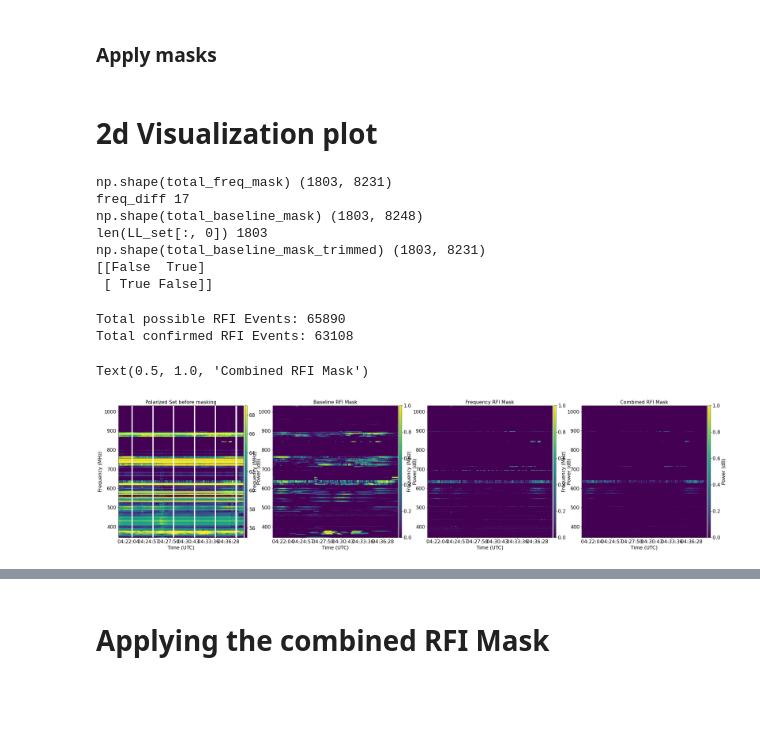
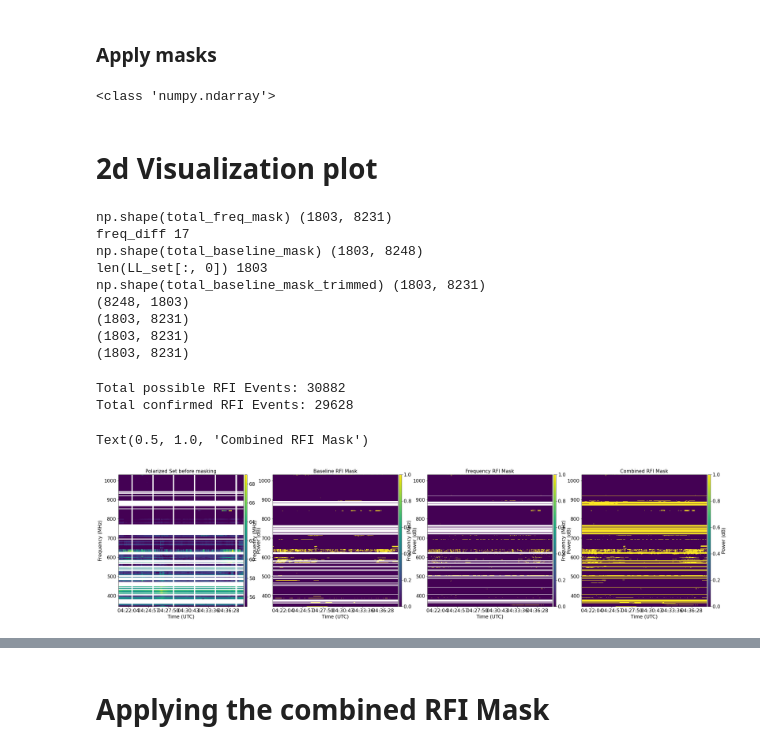
Before and after one commit to aordog/dva_pipeline, a Jupyter notebook: dva_rfi_excision_single_scan.ipynb, the cells around one changed output, grey strips where cells are left out. Cells and saved outputs as stored; diff of their text form; code cells hidden in the pictures; blank space fills up the shorter version.

```diff
--- a/dva_rfi_excision_single_scan.ipynb
+++ b/dva_rfi_excision_single_scan.ipynb
@@ -150,13 +150,17 @@ RFI_mask_idx = np.array(RFI_mask_idx)
 ### Apply masks
 # %%
 polarized_set[noise_idx, :] = np.nan
-# polarized_set[:,RFI_mask_idx] = np.nan
+polarized_set[:,RFI_mask_idx] = np.nan
 
 LL_set[noise_idx, :] = np.nan
 LL_set[:,RFI_mask_idx] = np.nan
 
 RR_set[noise_idx, :] = np.nan
 RR_set[:,RFI_mask_idx] = np.nan
+
+print(type(polarized_set))
+# %% [output]
+<class 'numpy.ndarray'>
 # %% [markdown]
 # 2d Visualization plot
 # %%
@@ -344,7 +348,7 @@ def DVA_Plot_RFI(polarized_set, LL_set):
     LL_set_masked = LL_set.copy()
     for freq_idx in range(0, len(freq)-2): #test up to 20 for now
         OG_mask = np.zeros(len(LL_set[:, freq_idx]))
-        confirmed_RFI_results, number_of_possible, number_of_confirmed = rfi.RFI_Detection(freq_slope_threshold=freq_threshold, freq_idx = freq_idx, baseline_multiplier=base_mult, polarized_set = polarized_set, df = (freq[1] - freq[0]))
+        confirmed_RFI_results, number_of_possible, number_of_confirmed = rfi.RFI_Detection(freq_slope_threshold=freq_threshold, freq_idx = freq_idx, baseline_multiplier=base_mult, polarized_set = polarized_set, df = (freq[1] - freq[0]), apply_freq_verification = True)
         confirmed_rfi_idxes = rfi.GenerateRfiIndexes(confirmed_RFI_results, t_plt)[0]
         OG_mask[confirmed_rfi_idxes] = 1
         total_OG_mask.append(OG_mask)
@@ -374,7 +378,7 @@ def DVA_Plot_RFI(polarized_set, LL_set):
         LL_reduced = data_plot_L[:-(window_size-1)]
         LL_diff = np.abs(LL_smoothed - LL_reduced)
         freq_mask = np.zeros(len(LL_diff))
-        freq_mask_idxes = np.where(LL_diff > 0.5)
+        freq_mask_idxes = np.where(LL_diff > 0.5) #TODO: Make this 0.5 an explicit arbitrary variable
         freq_mask[freq_mask_idxes] = 1
         total_freq_mask.append(freq_mask)
 
@@ -391,26 +395,44 @@ print("np.shape(total_baseline_mask)", np.shape(np.transpose(total_baseline_mask
 print("len(LL_set[:, 0])", len(LL_set[:, 0]))
 # print("np.shape(LL_diff)", np.shape(LL_diff))
 
-total_baseline_mask_trimmed = np.transpose(total_baseline_mask[:-freq_diff])
+total_baseline_mask_trimmed = np.transpose(total_baseline_mask[:-freq_diff]) #I need to cutout idxs that go beyond the trimmed version
 print("np.shape(total_baseline_mask_trimmed)", np.shape(total_baseline_mask_trimmed))
 
 combined_mask = np.logical_or(total_baseline_mask_trimmed, total_freq_mask)
 
 
-A = [[0, 1],
-     [1, 1]]
-B = [[1, 1],
-     [1, 0]]
-C = np.logical_or(A, B)
-print(C)
+window_size = 20
+total_baseline_mask = np.array(total_baseline_mask)
+print(np.shape(total_baseline_mask))
+RFI_mask_binary = np.zeros(len(total_baseline_mask))
+RFI_mask_binary[RFI_mask_idx] = 1
+RFI_mask_binary_trimmed = RFI_mask_binary[:-(window_size-1)]
+RFI_mask_idx_trimmed = np.where(RFI_mask_binary_trimmed == 1)
+
+# RFI_mask_idx_trimmed = RFI_mask_idx[:-(window_size-1)]
+# total_baseline_mask[RFI_mask_idx_trimmed,:] = np.nan
+total_baseline_mask[RFI_mask_idx,:] = np.nan
+
+print(np.shape(total_freq_mask))
+total_freq_mask = np.array(total_freq_mask)
+print(np.shape(total_freq_mask))
+# total_freq_mask[:,RFI_mask_idx_trimmed] = np.nan
+total_freq_mask[:,RFI_mask_idx] = np.nan
+
+combined_mask = np.array(combined_mask)
+print(np.shape(combined_mask))
+# combined_mask[:,RFI_mask_idx_trimmed] = np.nan
+combined_mask[:,RFI_mask_idx] = np.nan
 # %% [output]
 np.shape(total_freq_mask) (1803, 8231)
 freq_diff 17
 np.shape(total_baseline_mask) (1803, 8248)
 len(LL_set[:, 0]) 1803
 np.shape(total_baseline_mask_trimmed) (1803, 8231)
-[[False  True]
- [ True False]]
+(8248, 1803)
+(1803, 8231)
+(1803, 8231)
+(1803, 8231)
 # %%
 print("Total possible RFI Events:", total_possible)
 print("Total confirmed RFI Events:", total_confirmed)
@@ -442,7 +464,7 @@ axs[0].set_title('Polarized Set before masking', size = fs)
 mask_power_min = 0
 mask_power_max = 1
 im_pol = axs[1].imshow(total_baseline_mask,aspect='auto',vmin=mask_power_min,vmax=mask_power_max,origin='lower',
-        extent=[t_plt[0],t_plt[-1],freq[0],freq[-1]])
+        extent=[t_plt[0],t_plt[-1],freq[0],freq[-1]], interpolation = 'nearest')
 divider = make_axes_locatable(axs[1])
 cax = divider.append_axes('right', size='2%', pad=0.05)
 cbar = fig.colorbar(im_pol, cax=cax, orientation='vertical')
@@ -459,7 +481,7 @@ axs[1].set_title('Baseline RFI Mask', size = fs)
 
 #confirmed_rfi_mask Waterfall ---------------------------------------------------------------------------------------------------------------------------
 im_pol = axs[2].imshow(np.transpose(total_freq_mask),aspect='auto',vmin=mask_power_min,vmax=mask_power_max,origin='lower',
-        extent=[t_plt[0],t_plt[-1],freq[0],freq[-1]])
+        extent=[t_plt[0],t_plt[-1],freq[0],freq[-1]], interpolation = 'nearest')
 divider = make_axes_locatable(axs[2])
 cax = divider.append_axes('right', size='2%', pad=0.05)
 cbar = fig.colorbar(im_pol, cax=cax, orientation='vertical')
@@ -476,7 +498,7 @@ axs[2].set_title('Frequency RFI Mask', size = fs)
 
 #confirmed_rfi_mask Waterfall ---------------------------------------------------------------------------------------------------------------------------
 im_pol = axs[3].imshow(np.transpose(combined_mask),aspect='auto',vmin=mask_power_min,vmax=mask_power_max,origin='lower',
-        extent=[t_plt[0],t_plt[-1],freq[0],freq[-1]])
+        extent=[t_plt[0],t_plt[-1],freq[0],freq[-1]], interpolation = 'nearest')
 divider = make_axes_locatable(axs[3])
 cax = divider.append_axes('right', size='2%', pad=0.05)
 cbar = fig.colorbar(im_pol, cax=cax, orientation='vertical')
@@ -484,36 +506,33 @@ cbar.ax.tick_params(labelsize=fs)
 cbar.set_label('Power (dB)', fontsize=fs)
 axs[3].set_xlim(t_plt[0],t_plt[-1])
 axs[3].set_ylim(freq[freq_start_idx], freq[freq_end_idx])
 axs[3].tick_params(axis='both', labelsize=fs)
 axs[3].xaxis.set_major_formatter(mdates.DateFormatter('%H:%M:%S'))
 axs[3].fmt_xdata = mdates.DateFormatter('%H:%M:%S')
 axs[3].set_xlabel('Time (UTC)',fontsize=fs)
 axs[3].set_ylabel('Frequency (MHz)',fontsize=fs)
 axs[3].set_title('Combined RFI Mask', size = fs)
 
 # # #Polarized_Masked Waterfall ---------------------------------------------------------------------------------------------------------------------------
 # im_pol = axs[2].imshow(10.*np.log10(polarized_set_masked.T),aspect='auto',vmin=polarized_power_min,vmax=polarized_power_max,origin='lower',
 #         extent=[t_plt[0],t_plt[-1],freq[0],freq[-1]])
 # divider = make_axes_locatable(axs[2])
 # cax = divider.append_axes('right', size='2%', pad=0.05)
 # cbar = fig.colorbar(im_pol, cax=cax, orientation='vertical')
 # cbar.ax.tick_params(labelsize=fs)
 # cbar.set_label('Power (dB)', fontsize=fs)
 # axs[2].set_xlim(t_plt[0],t_plt[-1])
 # axs[2].set_ylim(freq[freq_start_idx], freq[freq_end_idx])
 # axs[2].tick_params(axis='both', labelsize=fs)
 # axs[2].xaxis.set_major_formatter(mdates.DateFormatter('%H:%M:%S'))
 # axs[2].fmt_xdata = mdates.DateFormatter('%H:%M:%S')
 # axs[2].set_xlabel('Time (UTC)',fontsize=fs)
 # axs[2].set_ylabel('Frequency (MHz)',fontsize=fs)
 # axs[2].set_title('Polarized Set after masking', size = fs)
 
-
-
-
 #Arbitraty constants for visualization
 # %% [output]
-Total possible RFI Events: 65890
-Total confirmed RFI Events: 63108
+Total possible RFI Events: 30882
+Total confirmed RFI Events: 29628
 Text(0.5, 1.0, 'Combined RFI Mask')
-[figure, old version]
+[figure, new version]
```
Also changed, not shown: parts of 20 cells of this notebook, 9 other files.
